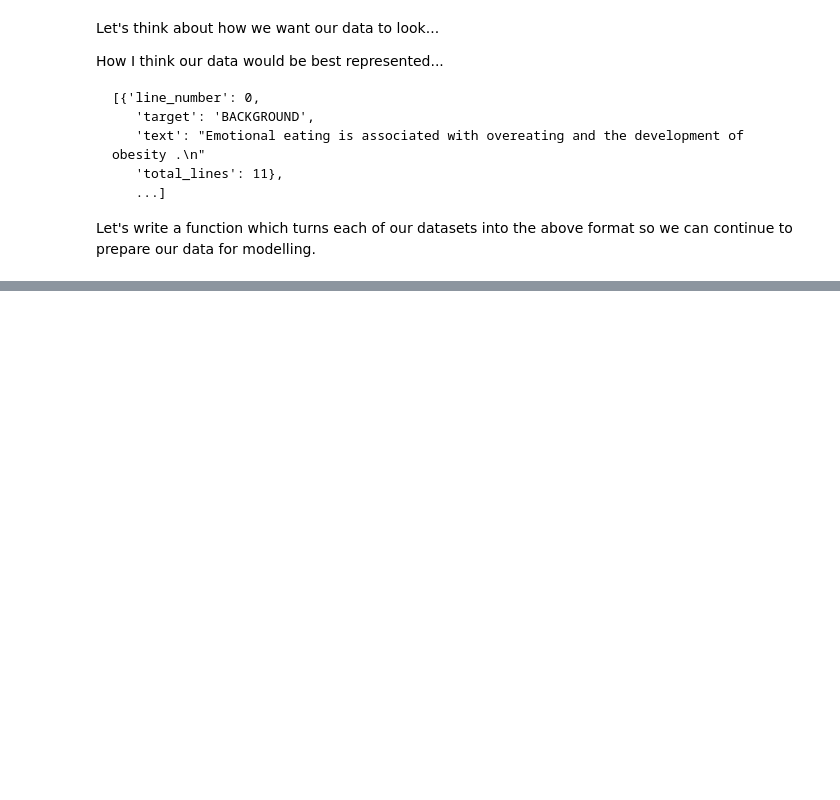
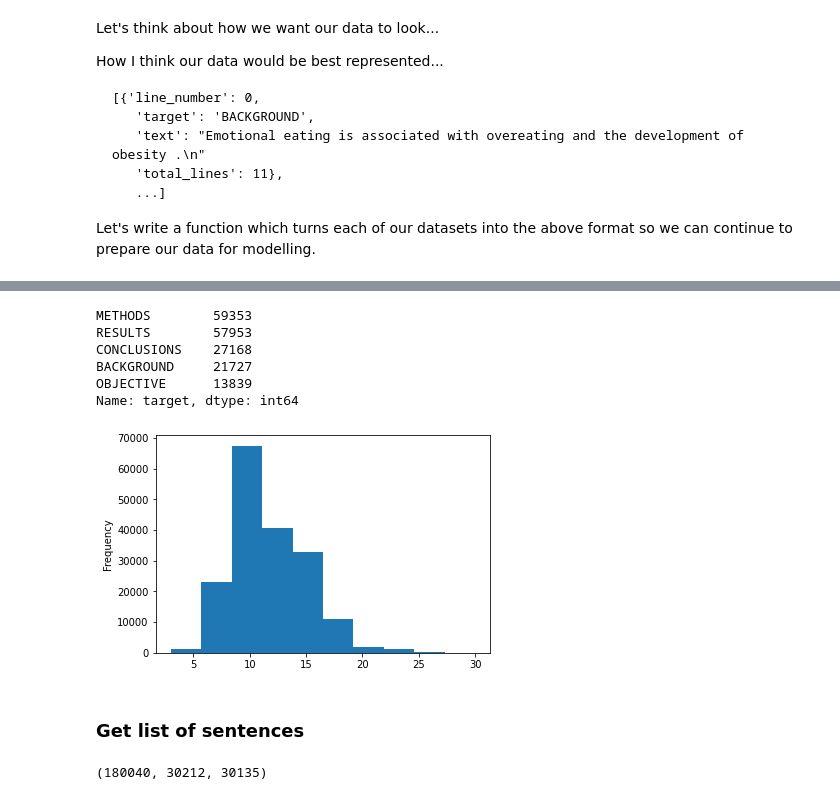
Before and after one commit to rcortezk9/tensorflow_lessons, a Jupyter notebook: 09_SkimLit_nlp_milestone_project_2.ipynb, the cells around one changed output, grey strips where cells are left out. Cells and saved outputs as stored; diff of their text form; code cells hidden in the pictures; blank space fills up the shorter version.

```diff
--- a/09_SkimLit_nlp_milestone_project_2.ipynb
+++ b/09_SkimLit_nlp_milestone_project_2.ipynb
@@ -122,0 +161,7 @@ Let's write a function which turns each of our datasets into the above format so
+# %%
+# Get data from file and preprocess it
+%%time
+train_samples = preprocess_text_with_line_numbers(data_dir + "train.txt")
+val_samples = preprocess_text_with_line_numbers(data_dir + "dev.txt") # dev is another name for validation dataset
+test_samples = preprocess_text_with_line_numbers(data_dir + "test.txt")
+print(len(train_samples), len(val_samples), len(test_samples))
@@ -122,0 +195,6 @@ Let's write a function which turns each of our datasets into the above format so
+# %%
+import pandas as pd
+train_df = pd.DataFrame(train_samples)
+val_df = pd.DataFrame(val_samples)
+test_df = pd.DataFrame(test_samples)
+train_df.head(14)
@@ -122,0 +217,25 @@ Let's write a function which turns each of our datasets into the above format so
+# %%
+# Distribution of labels in training data
+train_df.target.value_counts()
+# %% [output]
+METHODS        59353
+RESULTS        57953
+CONCLUSIONS    27168
+BACKGROUND     21727
+OBJECTIVE      13839
+Name: target, dtype: int64
+# %%
+# Let's check the length of different lines
+train_df.total_lines.plot.hist();
+# %% [output]
+[figure, added]
+# %% [markdown]
+### Get list of sentences
+# %%
+# Convert abstract text lines into lists
+train_sentences = train_df["text"].tolist()
+val_sentences = val_df["text"].tolist()
+test_sentences = test_df["text"].tolist()
+len(train_sentences), len(val_sentences), len(test_sentences)
+# %% [output]
+(180040, 30212, 30135)
```
Also changed, not shown: parts of 15 cells of this notebook.
